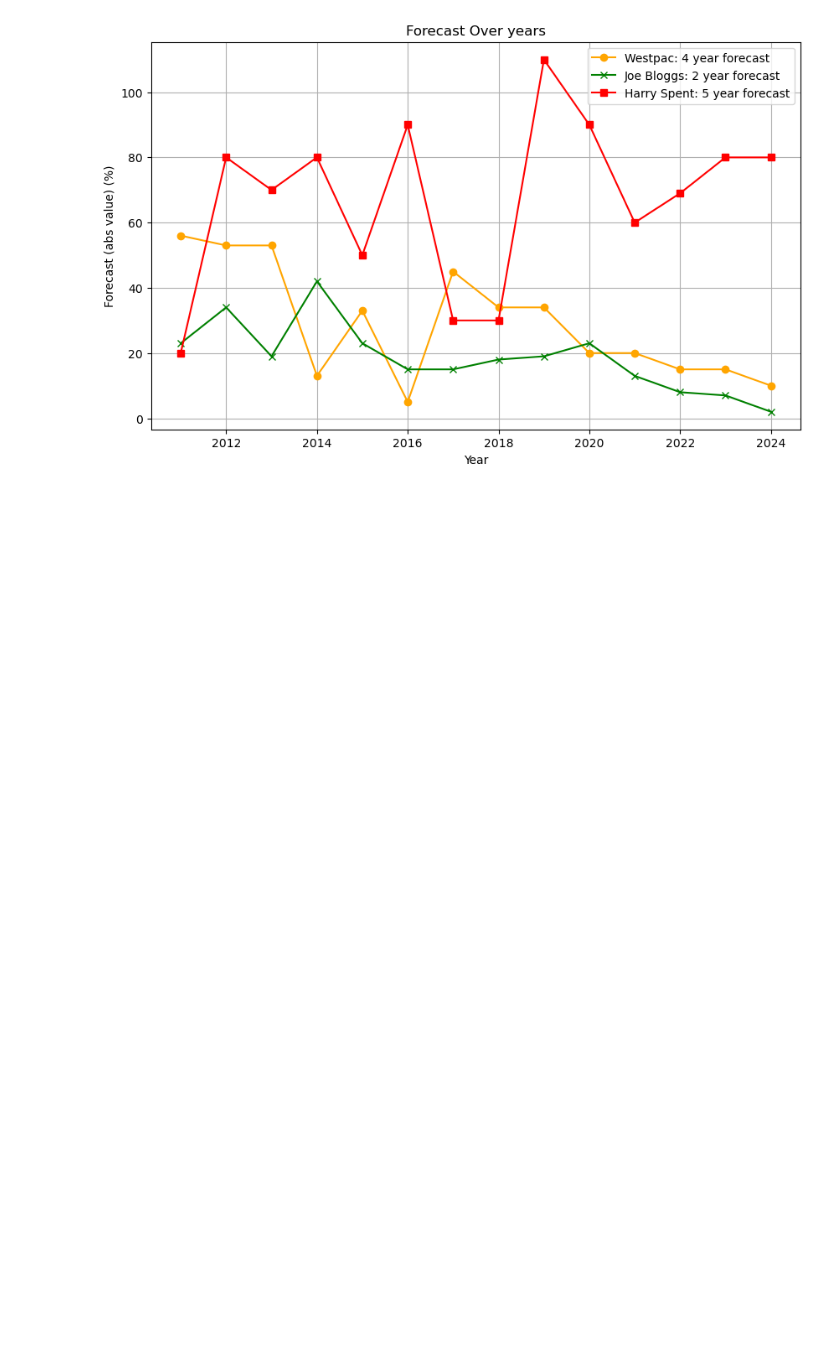
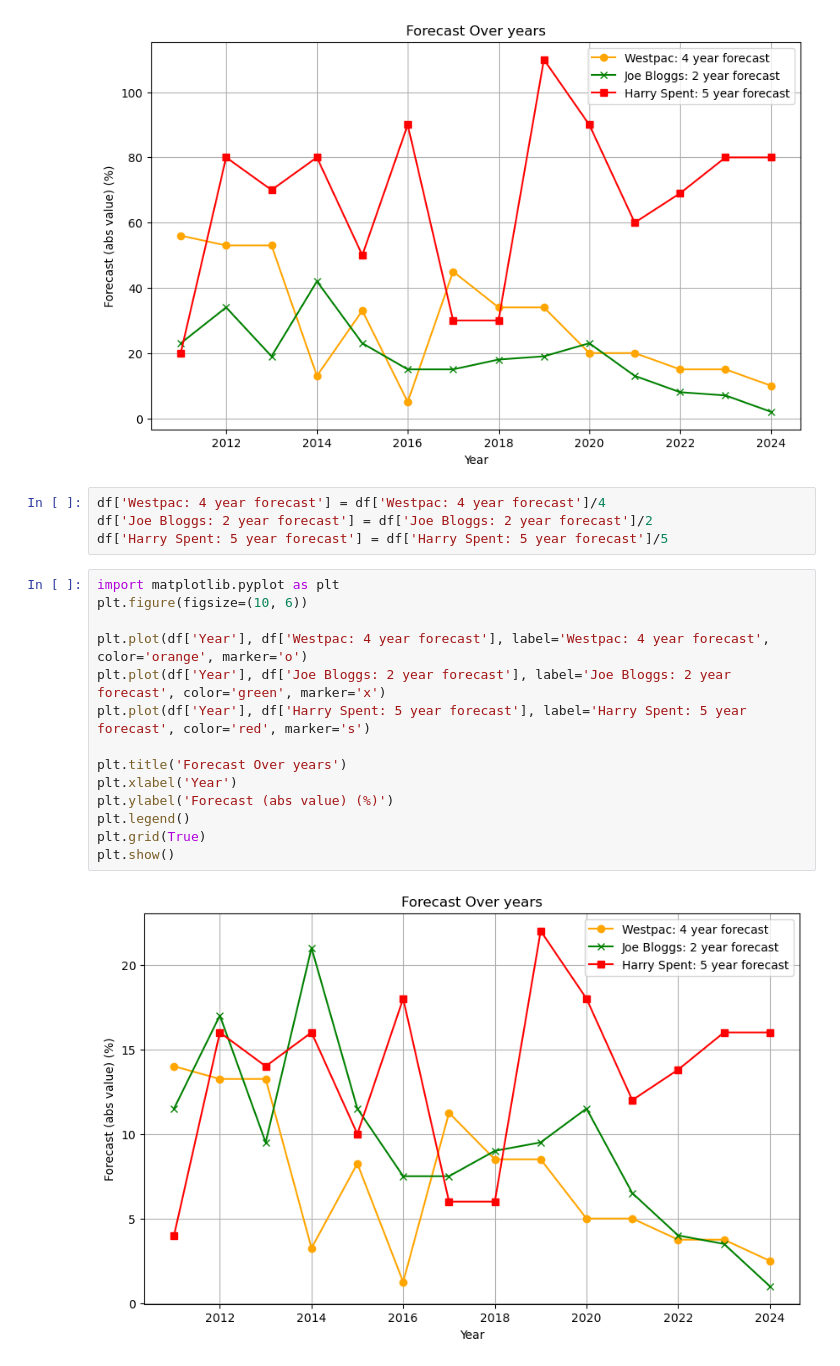
Before and after one commit to salehak/Quiz, a Jupyter notebook: microburbs.ipynb, the cells around one changed output. Drawn from its saved outputs; the diff is of its cells as text; blank space fills up the shorter version.

```diff
--- a/microburbs.ipynb
+++ b/microburbs.ipynb
@@ -69,3 +69,23 @@ plt.grid(True)
 plt.show()
 # %% [output]
 [figure]
+# %%
+df['Westpac: 4 year forecast'] = df['Westpac: 4 year forecast']/4
+df['Joe Bloggs: 2 year forecast'] = df['Joe Bloggs: 2 year forecast']/2
+df['Harry Spent: 5 year forecast'] = df['Harry Spent: 5 year forecast']/5
+# %%
+import matplotlib.pyplot as plt
+plt.figure(figsize=(10, 6))
+
+plt.plot(df['Year'], df['Westpac: 4 year forecast'], label='Westpac: 4 year forecast', color='orange', marker='o')
+plt.plot(df['Year'], df['Joe Bloggs: 2 year forecast'], label='Joe Bloggs: 2 year forecast', color='green', marker='x')
+plt.plot(df['Year'], df['Harry Spent: 5 year forecast'], label='Harry Spent: 5 year forecast', color='red', marker='s')
+
+plt.title('Forecast Over years')
+plt.xlabel('Year')
+plt.ylabel('Forecast (abs value) (%)')
+plt.legend()
+plt.grid(True)
+plt.show()
+# %% [output]
+[figure, added]
```
